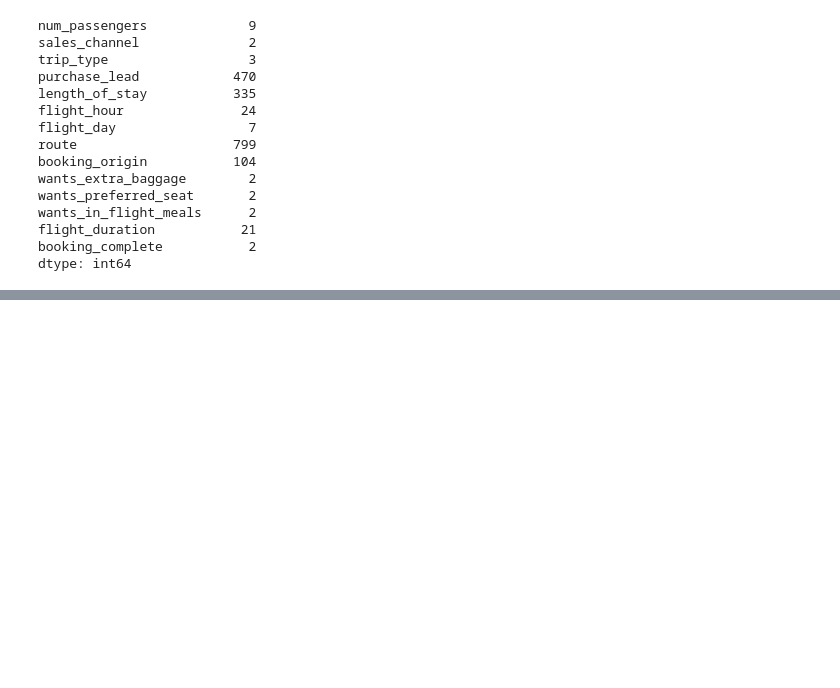
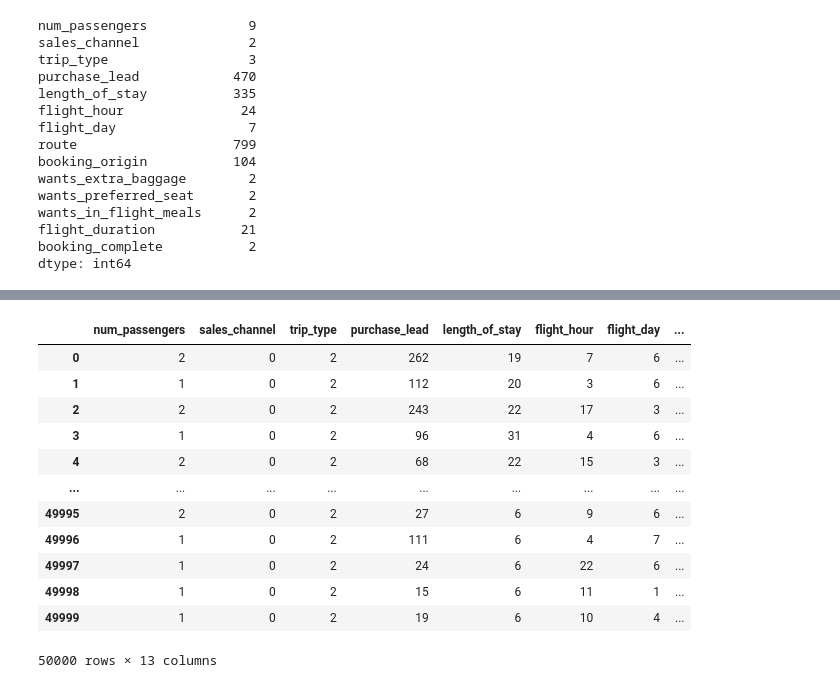
Before and after one commit to MohammedMahmoud89/British-Airways-Data-Science-virtual-experience-program-on-forage, a Jupyter notebook: 2nd task (predictive modeling).ipynb, the cells around one changed output, grey strips where cells are left out. Cells and saved outputs as stored; diff of their text form; code cells hidden in the pictures; blank space fills up the shorter version.

```diff
--- a/2nd task (predictive modeling).ipynb
+++ b/2nd task (predictive modeling).ipynb
@@ -380,0 +385,4 @@ and label encoding for route and booking origin
+# %%
+df['trip_type'] = le.fit_transform(df['trip_type'])
+# %%
+df['route'] = le.fit_transform(df['route'])
@@ -380,0 +404,2 @@ and label encoding for route and booking origin
+# %%
+df['booking_origin'] = le.fit_transform(df['booking_origin'])
@@ -380,0 +432,16 @@ and label encoding for route and booking origin
+# %%
+x
+# %% [output]
+|  | num_passengers | sales_channel | trip_type | purchase_lead | length_of_stay | flight_hour | flight_day | ... |
+| 0 | 2 | 0 | 2 | 262 | 19 | 7 | 6 | ... |
+| 1 | 1 | 0 | 2 | 112 | 20 | 3 | 6 | ... |
+| 2 | 2 | 0 | 2 | 243 | 22 | 17 | 3 | ... |
+| 3 | 1 | 0 | 2 | 96 | 31 | 4 | 6 | ... |
+| 4 | 2 | 0 | 2 | 68 | 22 | 15 | 3 | ... |
+| ... | ... | ... | ... | ... | ... | ... | ... | ... |
+| 49995 | 2 | 0 | 2 | 27 | 6 | 9 | 6 | ... |
+| 49996 | 1 | 0 | 2 | 111 | 6 | 4 | 7 | ... |
+| 49997 | 1 | 0 | 2 | 24 | 6 | 22 | 6 | ... |
+| 49998 | 1 | 0 | 2 | 15 | 6 | 11 | 1 | ... |
+| 49999 | 1 | 0 | 2 | 19 | 6 | 10 | 4 | ... |
+50000 rows × 13 columns
```
Also changed, not shown: parts of 33 cells of this notebook, 2 other files.
